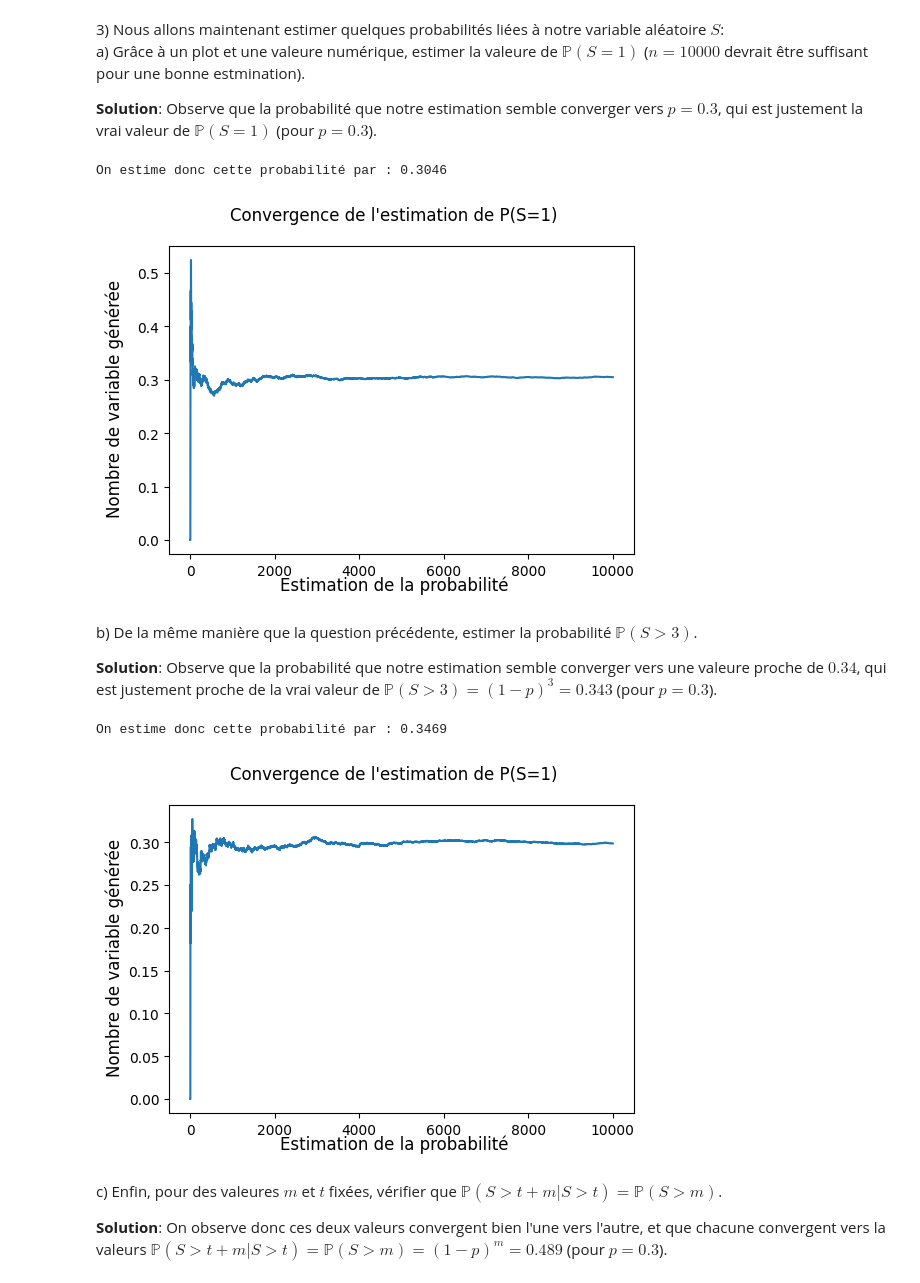
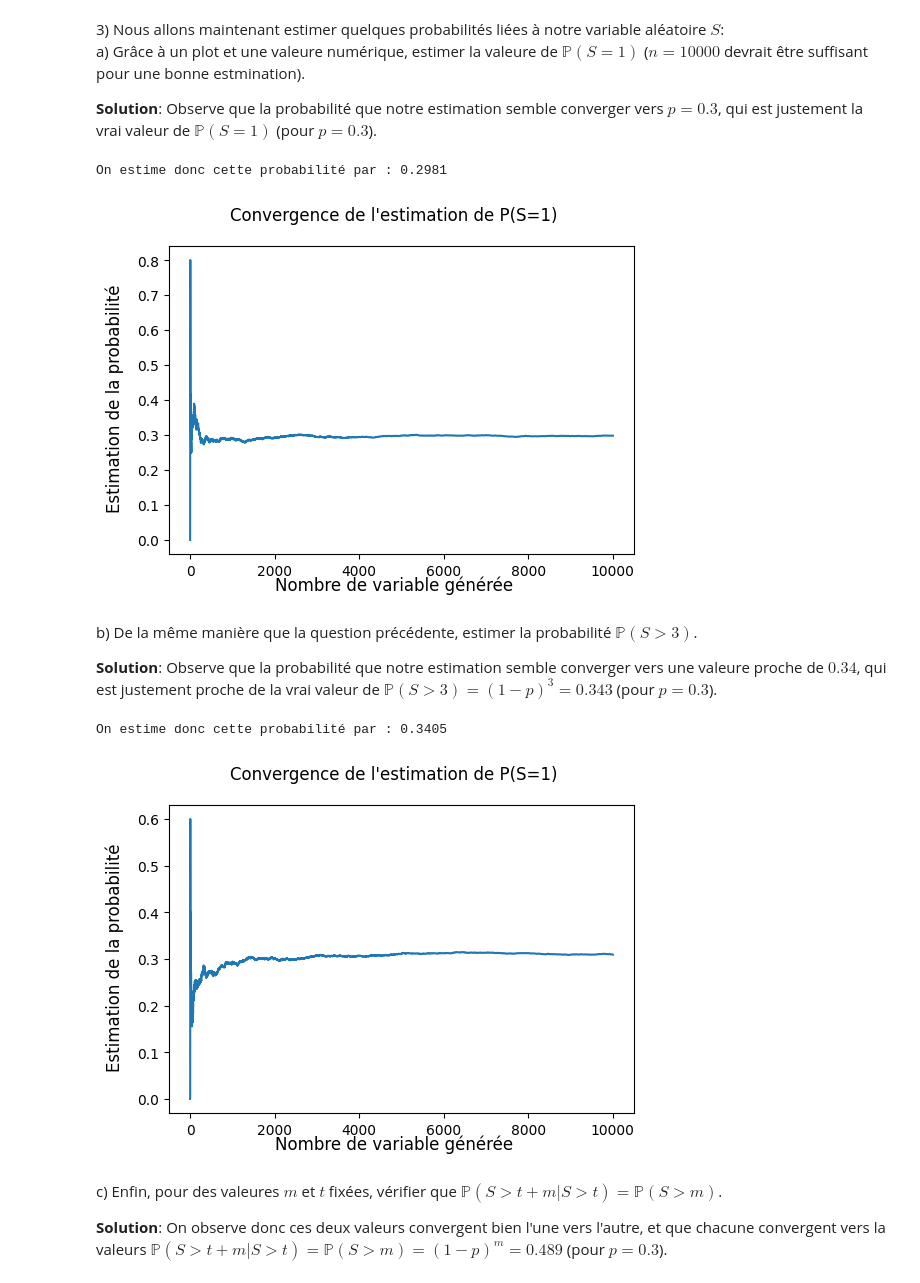
Before and after one commit to MatthWilhelm/ProbaStat, a Jupyter notebook: book/Correction/Python/Série2/Sol2P.ipynb, the cells around one changed output. Saved outputs shown, nothing was run; the diff lists cells and outputs as text; code cells hidden in the pictures.

```diff
--- a/book/Correction/Python/Série2/Sol2P.ipynb
+++ b/book/Correction/Python/Série2/Sol2P.ipynb
@@ -297,12 +297,12 @@ print(f"On estime donc cette probabilité par : {prob1}")
 fig = plt.figure(figsize = (6,4))
 plt.plot(np.arange(1,n+1),(S == np.ones(n)).cumsum()/np.arange(1,n+1))
 fig.suptitle("Convergence de l'estimation de P(S=1)")
-fig.supxlabel("Estimation de la probabilité")
-fig.supylabel("Nombre de variable générée")
+fig.supylabel("Estimation de la probabilité")
+fig.supxlabel("Nombre de variable générée")
 plt.show()
 # %% [output]
-On estime donc cette probabilité par : 0.3046
+On estime donc cette probabilité par : 0.2981
-[figure, old version]
+[figure, new version]
 # %% [markdown]
 b\) De la même manière que la question précédente, estimer la probabilité $\mathbb{P}(S>3)$.
 
@@ -311,24 +311,24 @@ Observe que la probabilité que notre estimation semble converger vers une valeu
 # %%
 n = 10000
 p = 0.3
 
 # Générer n observations de S
 S = [geom(p) for i in range(n)]
 
 # Proposer une estimation de P(S > 3)
 prob2 = (S > 3.*np.ones(n)).sum()/n
 print(f"On estime donc cette probabilité par : {prob2}")
 
 # Faire un plot montrant la convergence de cette probabilité
 fig = plt.figure(figsize = (6,4))
 plt.plot(np.arange(1,n+1),(S == np.ones(n)).cumsum()/np.arange(1,n+1))
 fig.suptitle("Convergence de l'estimation de P(S=1)")
-fig.supxlabel("Estimation de la probabilité")
-fig.supylabel("Nombre de variable générée")
+fig.supylabel("Estimation de la probabilité")
+fig.supxlabel("Nombre de variable générée")
 plt.show()
 # %% [output]
-On estime donc cette probabilité par : 0.3469
+On estime donc cette probabilité par : 0.3405
-[figure, old version]
+[figure, new version]
 # %% [markdown]
 c\) Enfin, pour des valeures $m$ et $t$ fixées, vérifier que $\mathbb{P}(S > t + m| S > t) = \mathbb{P}(S > m)$.
 
```
Also changed, not shown: parts of 2 cells of this notebook, 39 other files.
